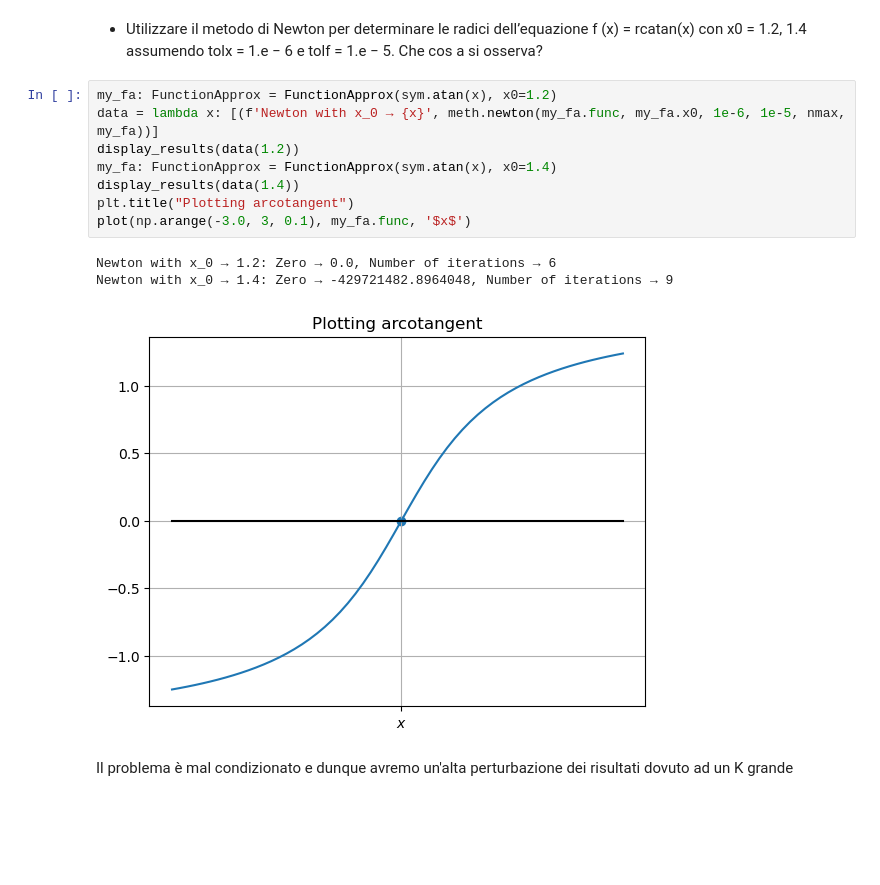
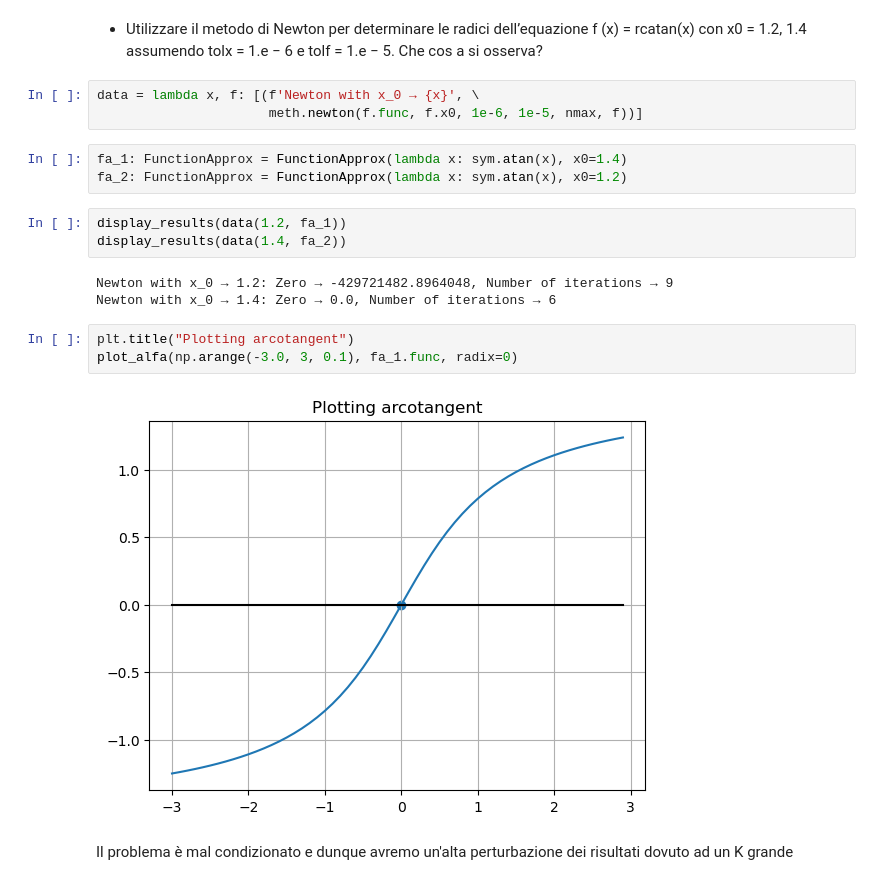
Before and after one commit to KeegTheBoi/metodi_numerici_es, a Jupyter notebook: Lecture 6/Esercitazione_6.ipynb, the cells around one changed output. Drawn from its saved outputs; the diff is of its cells as text; blank space fills up the shorter version.

```diff
--- a/Lecture 6/Esercitazione_6.ipynb
+++ b/Lecture 6/Esercitazione_6.ipynb
@@ -206,18 +224,23 @@ La convergenza è costante per funzioni lineari, solamente che risulta un approc
 - Utilizzare il metodo di Newton per determinare le radici dell’equazione f (x) =
 rcatan(x) con x0 = 1.2, 1.4 assumendo tolx = 1.e − 6 e tolf = 1.e − 5. Che cos a
 si osserva?
-# %%
-my_fa: FunctionApprox = FunctionApprox(sym.atan(x), x0=1.2)
-data = lambda x: [(f'Newton with x_0 → {x}', meth.newton(my_fa.func, my_fa.x0, 1e-6, 1e-5, nmax, my_fa))]
-display_results(data(1.2))
-my_fa: FunctionApprox = FunctionApprox(sym.atan(x), x0=1.4)
-display_results(data(1.4))
-plt.title("Plotting arcotangent")
-plot(np.arange(-3.0, 3, 0.1), my_fa.func, '$x$')
-# %% [output]
-Newton with x_0 → 1.2: Zero → 0.0, Number of iterations → 6
-Newton with x_0 → 1.4: Zero → -429721482.8964048, Number of iterations → 9
-[figure, removed]
+# %%
+data = lambda x, f: [(f'Newton with x_0 → {x}', \
+                      meth.newton(f.func, f.x0, 1e-6, 1e-5, nmax, f))]
+# %%
+fa_1: FunctionApprox = FunctionApprox(lambda x: sym.atan(x), x0=1.4)
+fa_2: FunctionApprox = FunctionApprox(lambda x: sym.atan(x), x0=1.2)
+# %%
+display_results(data(1.2, fa_1))
+display_results(data(1.4, fa_2))
+# %% [output]
+Newton with x_0 → 1.2: Zero → -429721482.8964048, Number of iterations → 9
+Newton with x_0 → 1.4: Zero → 0.0, Number of iterations → 6
+# %%
+plt.title("Plotting arcotangent")
+plot_alfa(np.arange(-3.0, 3, 0.1), fa_1.func, radix=0)
+# %% [output]
+[figure, added]
 # %% [markdown]
 Il problema è mal condizionato e dunque avremo un'alta perturbazione dei risultati dovuto ad un K grande
 # %% [markdown]
```
Also changed, not shown: parts of 24 cells of this notebook, 2 other files.
